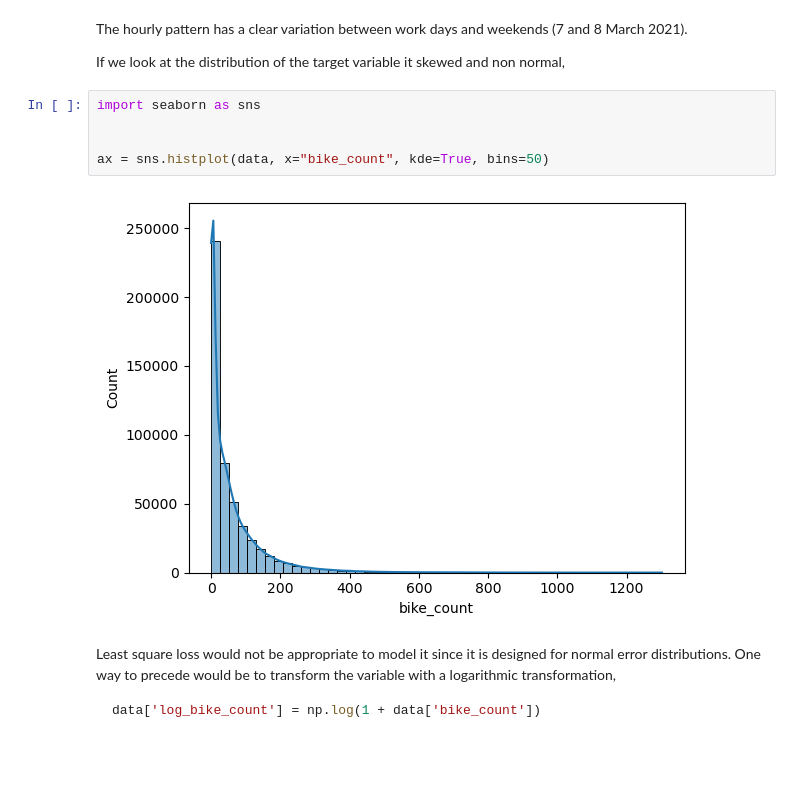
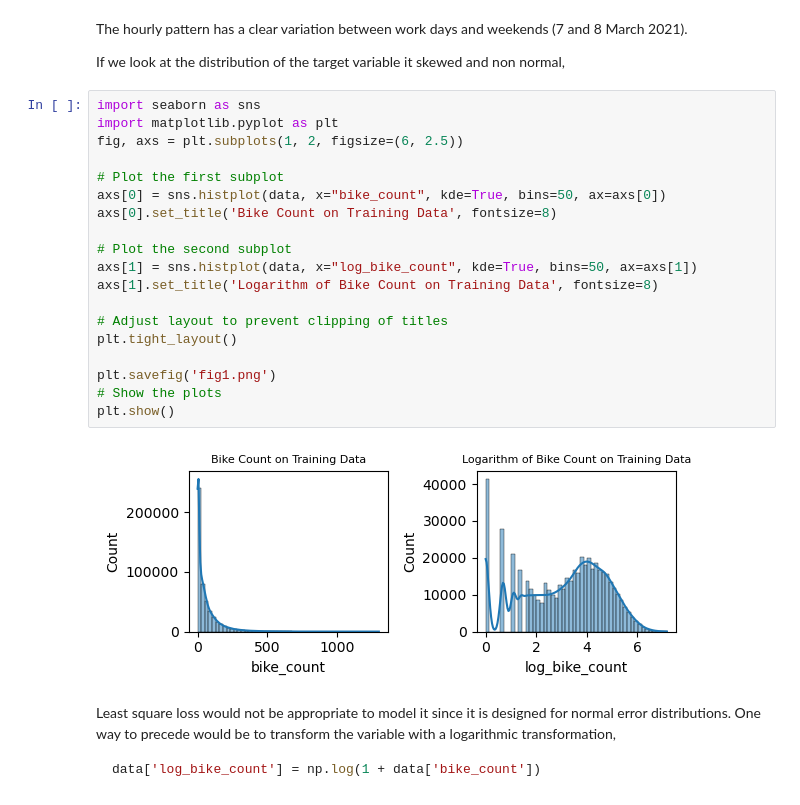
Before and after one commit to cathal-brady/Paris_Bike_Traffic_Prediction, a Jupyter notebook: Code/bike_counters_starting_kit.ipynb, the cells around one changed output. Drawn from its saved outputs; the diff is of its cells as text; blank space fills up the shorter version.

````diff
--- a/Code/bike_counters_starting_kit.ipynb
+++ b/Code/bike_counters_starting_kit.ipynb
@@ -173,13 +173,27 @@ data[mask].plot(x="date", y="bike_count", ax=ax)
 The hourly pattern has a clear variation between work days and weekends (7 and 8 March 2021).
 
 If we look at the distribution of the target variable it skewed and non normal,
-# %%
-import seaborn as sns
-
-
-ax = sns.histplot(data, x="bike_count", kde=True, bins=50)
-# %% [output]
-[figure, removed]
+# %%
+import seaborn as sns
+import matplotlib.pyplot as plt
+fig, axs = plt.subplots(1, 2, figsize=(6, 2.5))
+
+# Plot the first subplot
+axs[0] = sns.histplot(data, x="bike_count", kde=True, bins=50, ax=axs[0])
+axs[0].set_title('Bike Count on Training Data', fontsize=8)
+
+# Plot the second subplot
+axs[1] = sns.histplot(data, x="log_bike_count", kde=True, bins=50, ax=axs[1])
+axs[1].set_title('Logarithm of Bike Count on Training Data', fontsize=8)
+
+# Adjust layout to prevent clipping of titles
+plt.tight_layout()
+
+plt.savefig('fig1.png')
+# Show the plots
+plt.show()
+# %% [output]
+[figure, added]
 # %% [markdown]
 Least square loss would not be appropriate to model it since it is designed for normal error distributions. One way to precede would be to transform the variable with a logarithmic transformation,
 ```py
````
Also changed, not shown: 4 other files.
